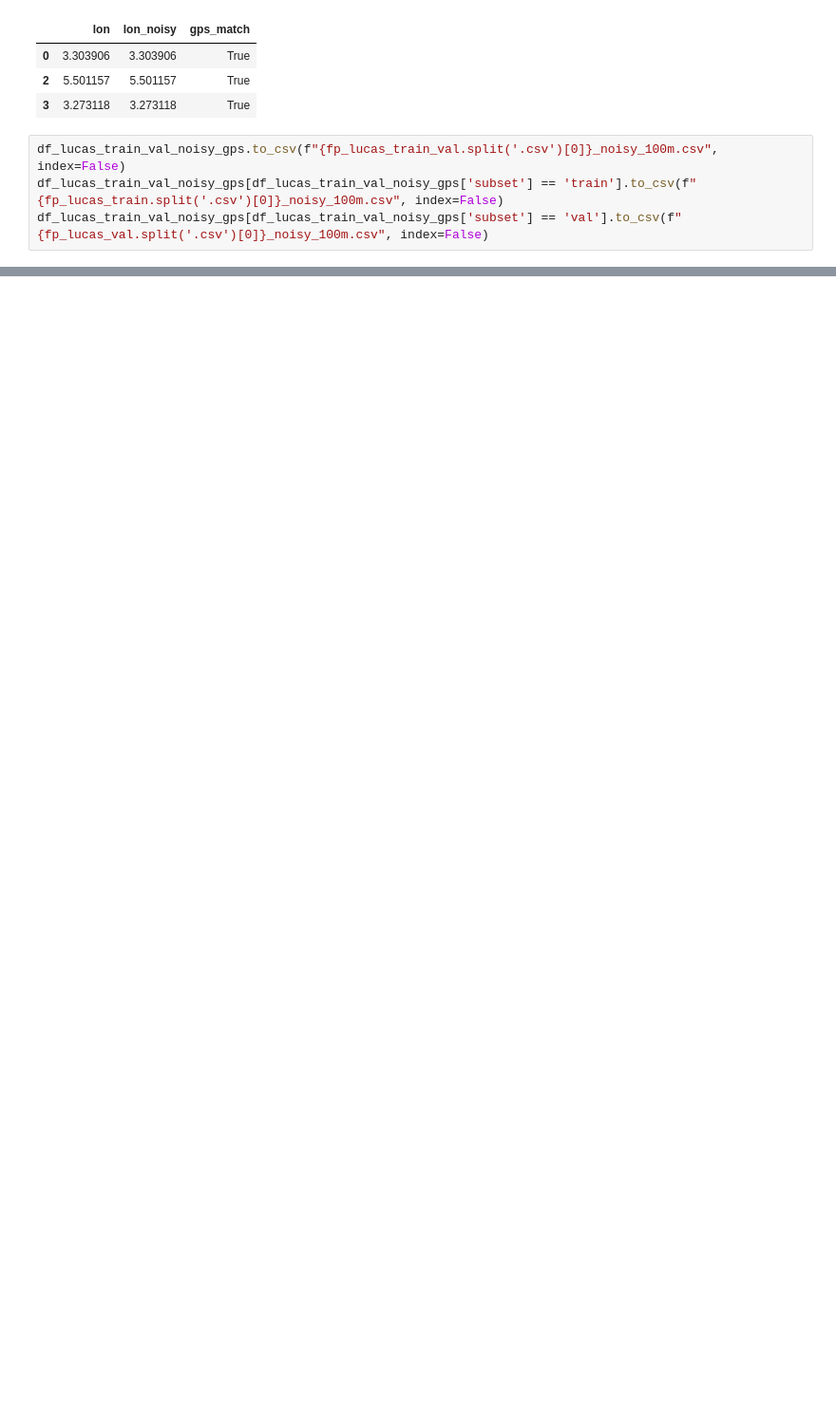
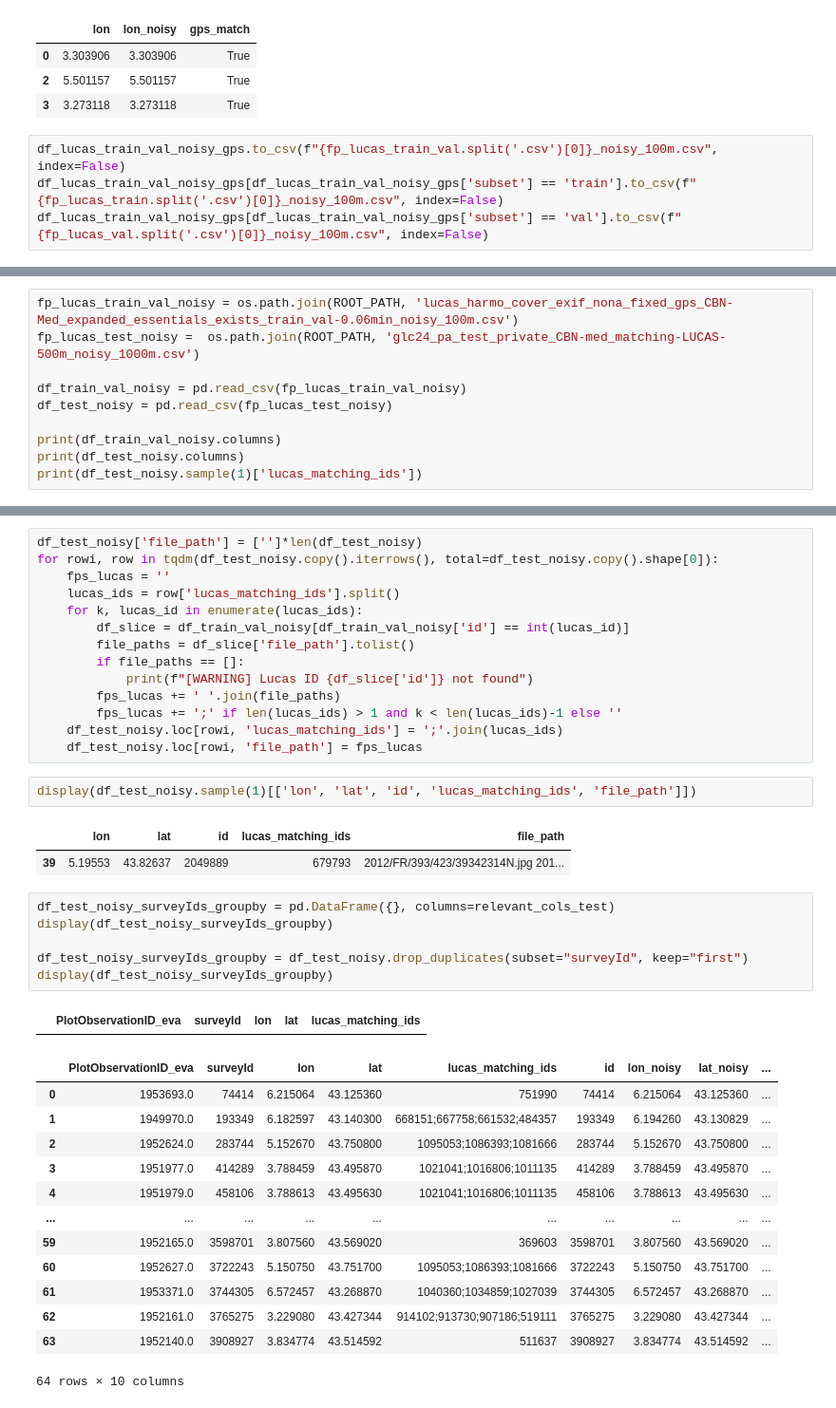
Before and after one commit to plantnet/malpolon, a Jupyter notebook: examples/custom_train/multiscale_jrc/Pre-processing_error_detection.ipynb, the cells around one changed output, grey strips where cells are left out. Shown at 95% size. Saved outputs shown, nothing was run; the diff lists cells and outputs as text; blank space fills up the shorter version.

```diff
--- a/examples/custom_train/multiscale_jrc/Pre-processing_error_detection.ipynb
+++ b/examples/custom_train/multiscale_jrc/Pre-processing_error_detection.ipynb
@@ -208,0 +233,10 @@ df_lucas_test_noisy_gps.to_csv(f"{fp_lucas_test.split('.csv')[0]}_noisy_100m.csv
+# %%
+fp_lucas_train_val_noisy = os.path.join(ROOT_PATH, 'lucas_harmo_cover_exif_nona_fixed_gps_CBN-Med_expanded_essentials_exists_train_val-0.06min_noisy_100m.csv')
+fp_lucas_test_noisy =  os.path.join(ROOT_PATH, 'glc24_pa_test_private_CBN-med_matching-LUCAS-500m_noisy_1000m.csv')
+
+df_train_val_noisy = pd.read_csv(fp_lucas_train_val_noisy)
+df_test_noisy = pd.read_csv(fp_lucas_test_noisy)
+
+print(df_train_val_noisy.columns)
+print(df_test_noisy.columns)
+print(df_test_noisy.sample(1)['lucas_matching_ids'])
@@ -208,0 +253,40 @@ df_lucas_test_noisy_gps.to_csv(f"{fp_lucas_test.split('.csv')[0]}_noisy_100m.csv
+# %%
+df_test_noisy['file_path'] = ['']*len(df_test_noisy)
+for rowi, row in tqdm(df_test_noisy.copy().iterrows(), total=df_test_noisy.copy().shape[0]):
+    fps_lucas = ''
+    lucas_ids = row['lucas_matching_ids'].split()
+    for k, lucas_id in enumerate(lucas_ids):
+        df_slice = df_train_val_noisy[df_train_val_noisy['id'] == int(lucas_id)]
+        file_paths = df_slice['file_path'].tolist()
+        if file_paths == []:
+            print(f"[WARNING] Lucas ID {df_slice['id']} not found")
+        fps_lucas += ' '.join(file_paths)
+        fps_lucas += ';' if len(lucas_ids) > 1 and k < len(lucas_ids)-1 else ''
+    df_test_noisy.loc[rowi, 'lucas_matching_ids'] = ';'.join(lucas_ids)
+    df_test_noisy.loc[rowi, 'file_path'] = fps_lucas
+# %%
+display(df_test_noisy.sample(1)[['lon', 'lat', 'id', 'lucas_matching_ids', 'file_path']])
+# %% [output]
+|  | lon | lat | id | lucas_matching_ids | file_path |
+| 39 | 5.19553 | 43.82637 | 2049889 | 679793 | 2012/FR/393/423/39342314N.jpg 201... |
+# %%
+df_test_noisy_surveyIds_groupby = pd.DataFrame({}, columns=relevant_cols_test)
+display(df_test_noisy_surveyIds_groupby)
+
+df_test_noisy_surveyIds_groupby = df_test_noisy.drop_duplicates(subset="surveyId", keep="first")
+display(df_test_noisy_surveyIds_groupby)
+# %% [output]
+|  | PlotObservationID_eva | surveyId | lon | lat | lucas_matching_ids |
+|  | PlotObservationID_eva | surveyId | lon | lat | lucas_matching_ids | id | lon_noisy | lat_noisy | ... |
+| 0 | 1953693.0 | 74414 | 6.215064 | 43.125360 | 751990 | 74414 | 6.215064 | 43.125360 | ... |
+| 1 | 1949970.0 | 193349 | 6.182597 | 43.140300 | 668151;667758;661532;484357 | 193349 | 6.194260 | 43.130829 | ... |
+| 2 | 1952624.0 | 283744 | 5.152670 | 43.750800 | 1095053;1086393;1081666 | 283744 | 5.152670 | 43.750800 | ... |
+| 3 | 1951977.0 | 414289 | 3.788459 | 43.495870 | 1021041;1016806;1011135 | 414289 | 3.788459 | 43.495870 | ... |
+| 4 | 1951979.0 | 458106 | 3.788613 | 43.495630 | 1021041;1016806;1011135 | 458106 | 3.788613 | 43.495630 | ... |
+| ... | ... | ... | ... | ... | ... | ... | ... | ... | ... |
+| 59 | 1952165.0 | 3598701 | 3.807560 | 43.569020 | 369603 | 3598701 | 3.807560 | 43.569020 | ... |
+| 60 | 1952627.0 | 3722243 | 5.150750 | 43.751700 | 1095053;1086393;1081666 | 3722243 | 5.150750 | 43.751700 | ... |
+| 61 | 1953371.0 | 3744305 | 6.572457 | 43.268870 | 1040360;1034859;1027039 | 3744305 | 6.572457 | 43.268870 | ... |
+| 62 | 1952161.0 | 3765275 | 3.229080 | 43.427344 | 914102;913730;907186;519111 | 3765275 | 3.229080 | 43.427344 | ... |
+| 63 | 1952140.0 | 3908927 | 3.834774 | 43.514592 | 511637 | 3908927 | 3.834774 | 43.514592 | ... |
+64 rows × 10 columns
```
Also changed, not shown: parts of 9 cells of this notebook, 1 other file.
